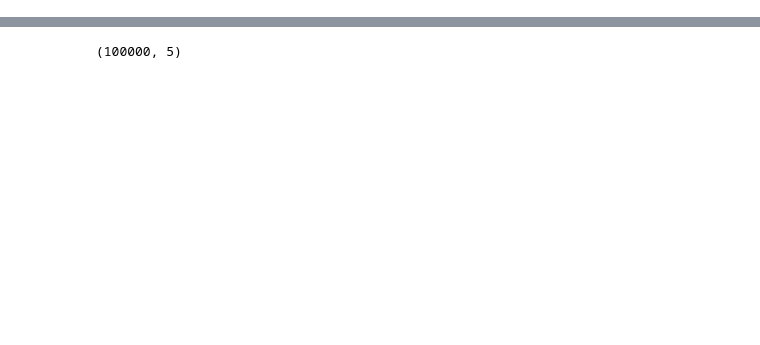
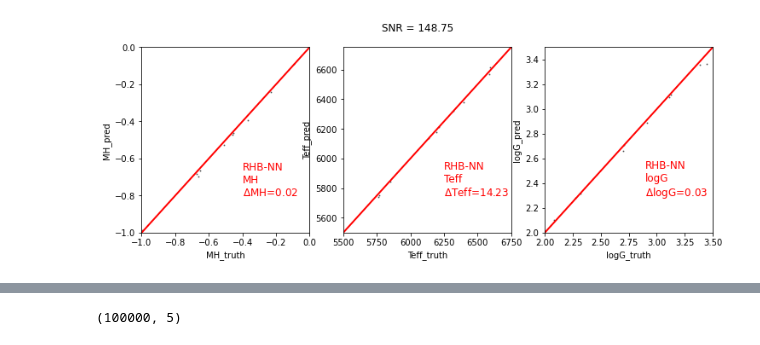
Before and after one commit to ViskaWei/PIML_v0, a Jupyter notebook: nb/RHB_noisednn.ipynb, the cells around one changed output, grey strips where cells are left out. Saved outputs shown, nothing was run; the diff lists cells and outputs as text; code cells hidden in the pictures; blank space fills up the shorter version.

```diff
--- a/nb/RHB_noisednn.ipynb
+++ b/nb/RHB_noisednn.ipynb
@@ -144,2 +37,0 @@ b.plot_exp_bias(ak, diffs, labels=["SN10_10k","SN30_10k","SN10_1M"])
-# %%
-b.minmax_rescaler=b.rescaler
@@ -157,4 +38,4 @@ bk_fns_1k, bks_1k = b.get_bk_fns(NL, pmts = test_pmts, out_bks=1)
 # %%
 from PIML.nn.dnn.dnnWR import dnnWR
 # %%
-d = dnnWR()
+d = dnnWR(b)
@@ -162,0 +49,2 @@ d.init(W,R,nFtr=b.topk, out_idx=[1,2])
+# %%
+d.run(lr=0.01, dp=0.0, batch=128, nEpoch=10, verbose=1)
@@ -162,0 +72,4 @@ d.init(W,R,nFtr=b.topk, out_idx=[1,2])
+# %%
+d.init_eval()
+# %% [output]
+[figure, added]
```
Also changed, not shown: parts of 60 cells of this notebook, 8 other files.
